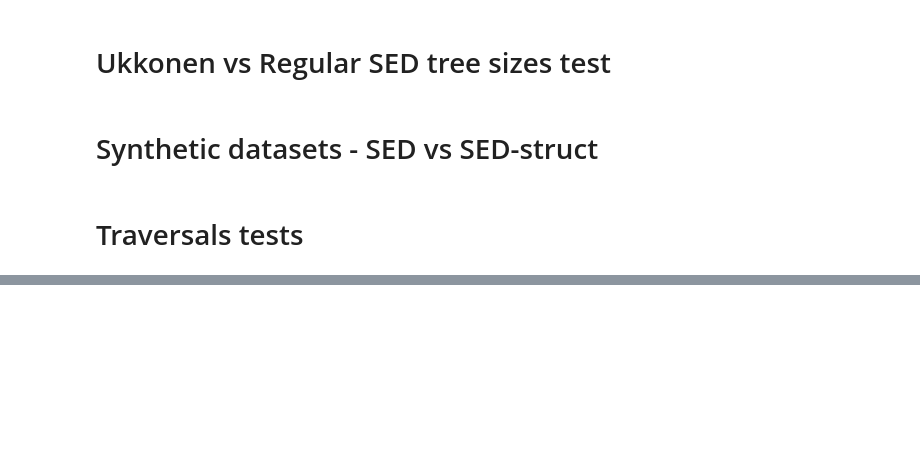
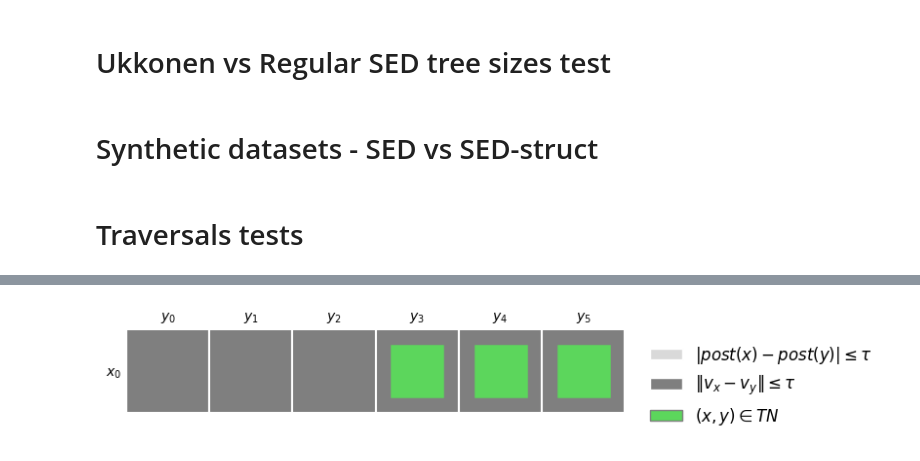
Before and after one commit to LukMRVC/ted-search, a Jupyter notebook: article/graphs.ipynb, the cells around one changed output, grey strips where cells are left out. Saved outputs shown, nothing was run; the diff lists cells and outputs as text; code cells hidden in the pictures; blank space fills up the shorter version.

```diff
--- a/article/graphs.ipynb
+++ b/article/graphs.ipynb
@@ -811,0 +878,87 @@ for method in method_order:
+# %%
+import subprocess, json
+from os.path import join, exists, abspath
+from matplotlib.patches import Rectangle, Patch
+
+# The Rust workspace is the parent of the article/ directory this notebook runs in.
+REPO_ROOT = abspath('..')
+if not exists(join(REPO_ROOT, 'Cargo.toml')):
+    REPO_ROOT = abspath('.')
+
+
+def topnodes_data(tree1, tree2, k, source='structband'):
+    """Run the `topnodes_matrix` example and return the parsed matrix JSON.
+
+    tree1/tree2 are bracket-notation trees, e.g. '{a{b}{c}}'. `source` selects the
+    green (top-node) layer: 'full', 'struct', 'structband' (shipped harvest), 'sed'.
+    """
+    cmd = ['cargo', 'run', '-q', '--release', '-p', 'ted-lb-sed-struct-diff',
+           '--example', 'topnodes_matrix', '--', tree1, tree2, str(k), source]
+    proc = subprocess.run(cmd, cwd=REPO_ROOT, text=True, capture_output=True)
+    if proc.returncode != 0:
+        raise RuntimeError(f'topnodes_matrix failed:\n{proc.stderr}')
+    return json.loads(proc.stdout)
+
+
+def plot_topnodes(tree1, tree2, k, source='structband', ax=None, save=None):
+    """Reproduce the top-node-pairs matrix figure for a tree pair at threshold k (tau).
+
+    Rows are the tree-1 postorder (x0..), columns the tree-2 postorder (y0..). Layers:
+    light gray = postorder band |post(x)-post(y)| <= tau; dark gray = structural
+    neighborhood ||v_x - v_y|| <= tau; green = top-node pairs (x,y) in TN.
+    """
+    d = topnodes_data(tree1, tree2, k, source)
+    n1, n2 = d['n1'], d['n2']
+    LIGHT, DARK, GREEN = '#d9d9d9', '#7f7f7f', '#5cd65c'
+
+    if ax is None:
+        _, ax = plt.subplots(figsize=(0.6 * n2 + 3, 0.6 * n1 + 1))
+
+    for x in range(n1):
+        for y in range(n2):
+            face = None
+            if d['in_band'][x][y]:
+                face = LIGHT
+            if d['struct_ok'][x][y]:
+                face = DARK
+            if face is not None:
+                ax.add_patch(Rectangle((y, x), 1, 1, facecolor=face,
+                                       edgecolor='white', linewidth=1.5))
+            if d['is_topnode'][x][y]:
+                # Inset green square with a dark border, over the gray cell.
+                ax.add_patch(Rectangle((y + 0.16, x + 0.16), 0.68, 0.68,
+                                       facecolor=GREEN, edgecolor=DARK, linewidth=2.5))
+
+    ax.set_xlim(0, n2)
+    ax.set_ylim(0, n1)
+    ax.invert_yaxis()          # x0 at the top, like the figure
+    ax.set_aspect('equal')
+    ax.xaxis.set_ticks_position('top')
+    ax.xaxis.set_label_position('top')
+    ax.set_xticks([y + 0.5 for y in range(n2)])
+    ax.set_xticklabels([f'$y_{{{y}}}$' for y in range(n2)])
+    ax.set_yticks([x + 0.5 for x in range(n1)])
+    ax.set_yticklabels([f'$x_{{{x}}}$' for x in range(n1)])
+    ax.tick_params(length=0)
+    for spine in ax.spines.values():
+        spine.set_visible(False)
+
+    legend_elements = [
+        Patch(facecolor=LIGHT, edgecolor='white', label=r'$|post(x)-post(y)| \leq \tau$'),
+        Patch(facecolor=DARK, edgecolor='white', label=r'$\|v_x - v_y\| \leq \tau$'),
+        Patch(facecolor=GREEN, edgecolor=DARK, label=r'$(x,y) \in TN$'),
+    ]
+    ax.legend(handles=legend_elements, loc='upper left',
+              bbox_to_anchor=(1.02, 1.0), frameon=False, fontsize=12)
+
+    if save:
+        plt.savefig(save, format='pdf', bbox_inches='tight')
+    return ax
+
+
+# Example: reproduce the top-node-pairs matrix for a small tree pair at tau = 3.
+plot_topnodes('{b}', '{a{b{a}}{a{b}}{b}}', 5,
+              save='topnodes_matrix.pdf')
+plt.show()
+# %% [output]
+[figure, added]
```
Also changed, not shown: parts of 8 cells of this notebook, 11 other files.
